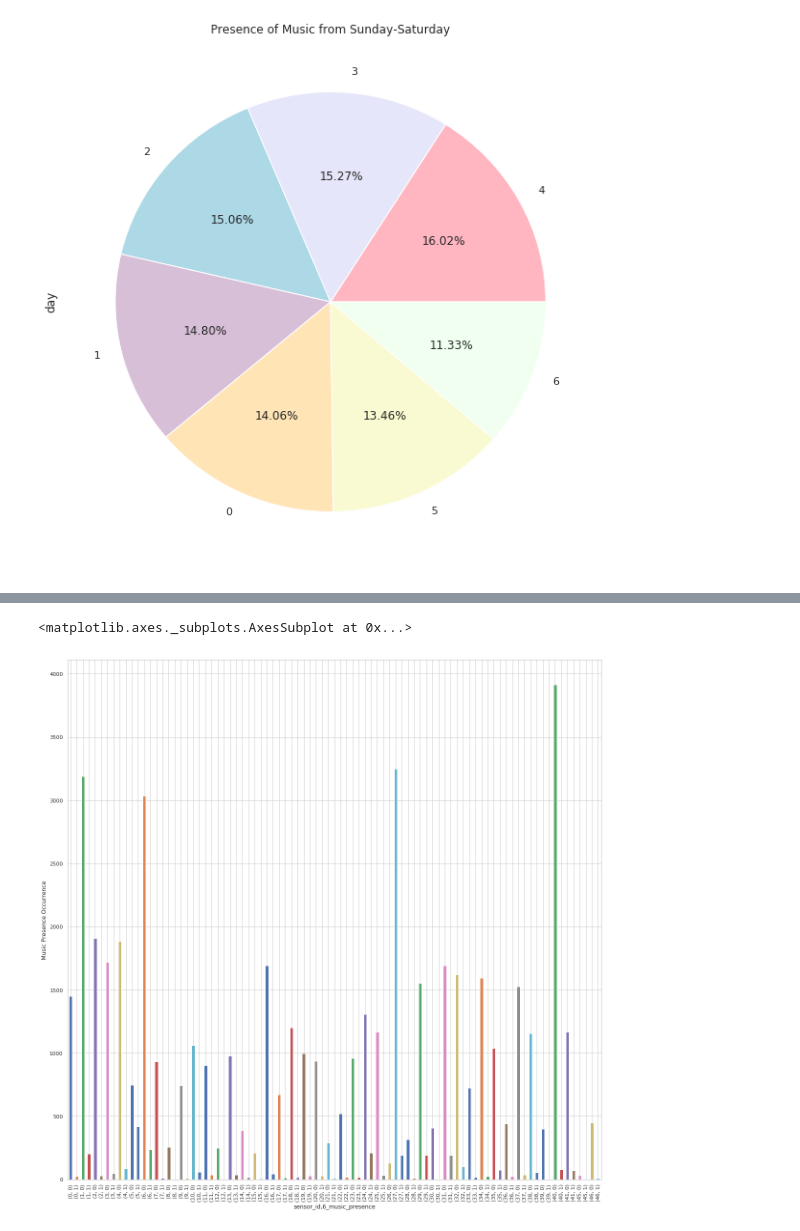
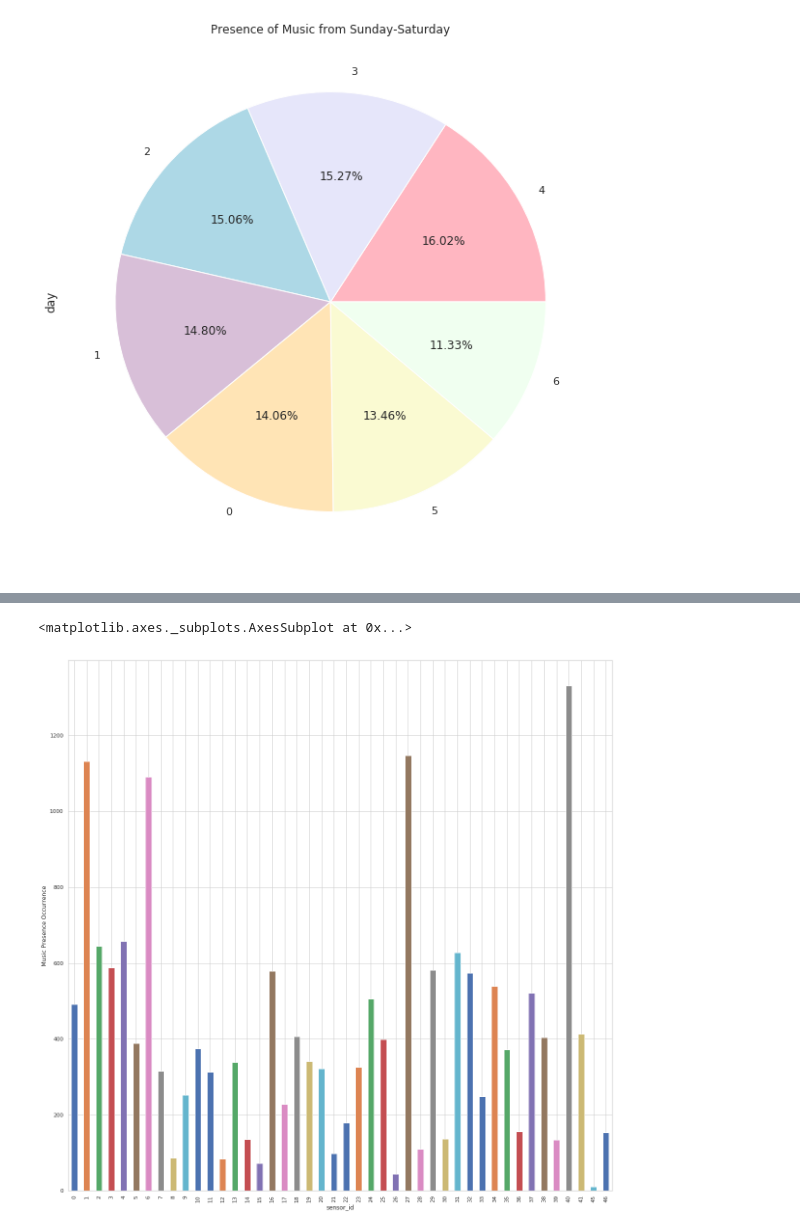
Before and after one commit to daniellehzhao/Music_Sonyc, a Jupyter notebook: music_examples.ipynb, the cells around one changed output, grey strips where cells are left out. Drawn from its saved outputs; the diff is of its cells as text; code cells hidden in the pictures.

```diff
--- a/music_examples.ipynb
+++ b/music_examples.ipynb
@@ -222,8 +154,13 @@ sensor_id 6_music_presence
 # %%
+#Map how many music samples each sensor captured
+
+#set graph title and labels
 plt.figure(figsize=(20,20))
 plt.xlabel('Sensor')
 plt.ylabel('Music Presence Occurrence')
-_df.groupby('sensor_id')['6_music_presence'].value_counts().plot.bar()
+
+#count music frequency for each sensor
+musicdf.groupby('sensor_id')['6_music_presence'].count().plot.bar()
 # %% [output]
 <matplotlib.axes._subplots.AxesSubplot at 0x...>
-[figure, old version]
+[figure, new version]
```
Also changed, not shown: parts of 17 cells of this notebook.
